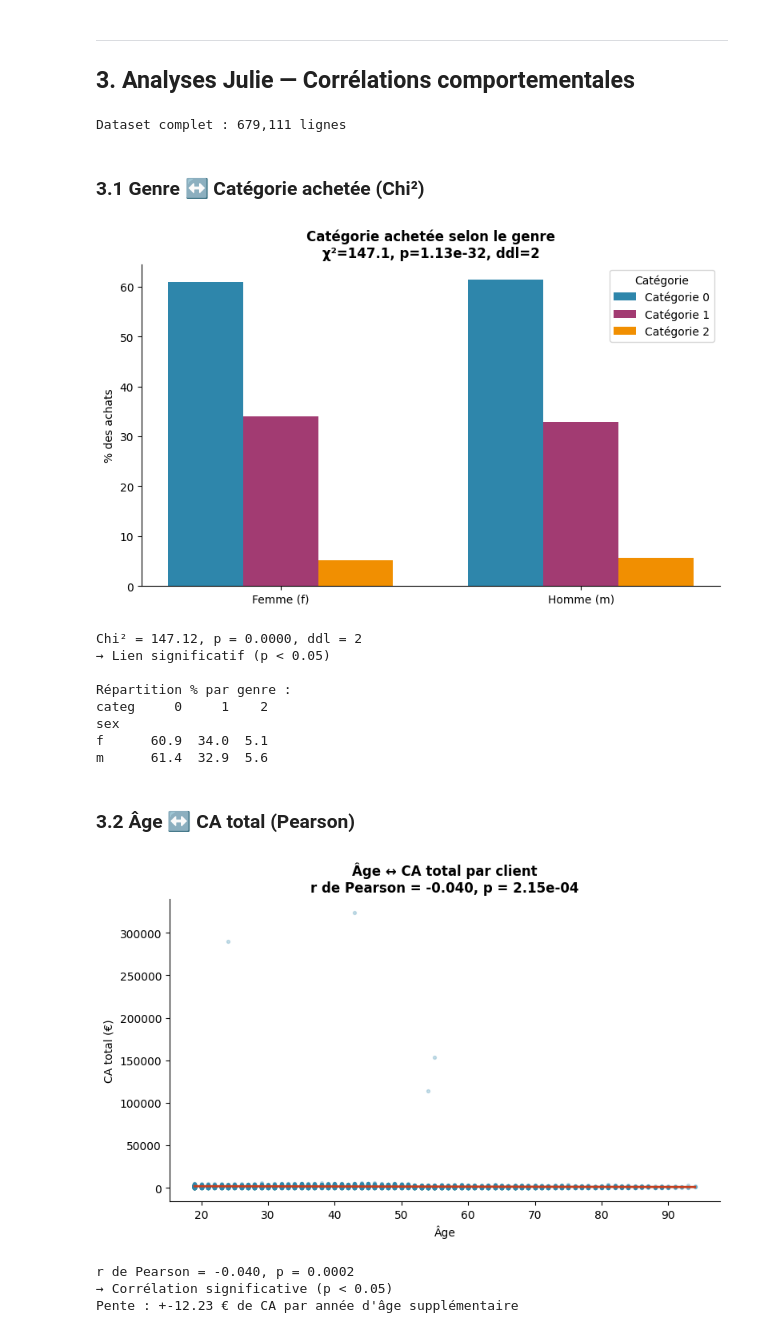
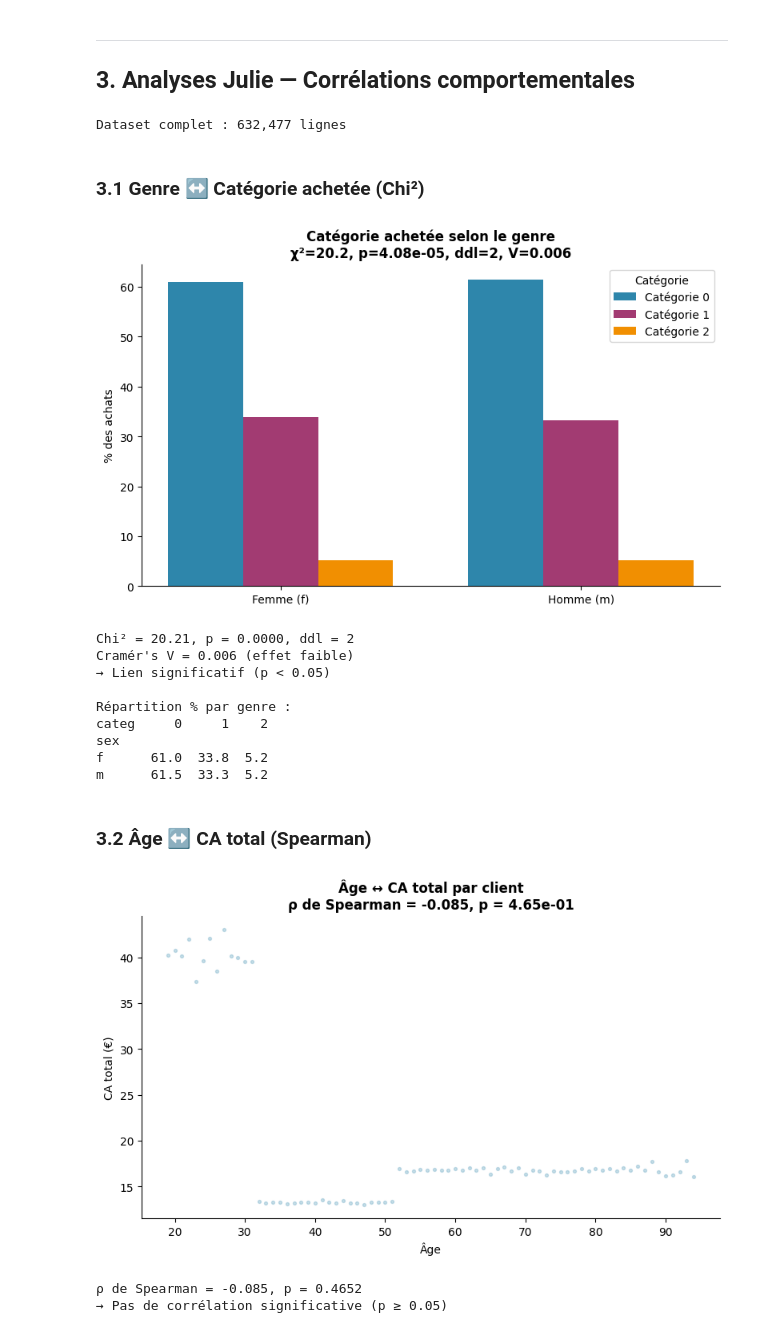
Before and after one commit to Elicesjo/PROJET-7-, a Jupyter notebook: projet9_lapage.ipynb, the cells around one changed output. Saved outputs shown, nothing was run; the diff lists cells and outputs as text; code cells hidden in the pictures.

```diff
--- a/projet9_lapage.ipynb
+++ b/projet9_lapage.ipynb
@@ -532,3 +573,9 @@ print(f"Les 20% des clients les plus dépensiers représentent {1 - p20:.1%} du
 [figure]
 Indice de Gini : 0.446
 Les 20% des clients les plus dépensiers représentent 48.4% du CA
+# %%
+df = df[~df["client_id"].isin(btob_ids)].copy()
+tx = tx[~tx["client_id"].isin(btob_ids)].copy()
+print(f"Clients BtoB exclus de toutes les analyses suivantes : {len(btob_ids)}")
+print(f"df après exclusion : {len(df):,} transactions, {df['client_id'].nunique():,} clients")
+print(f"tx après exclusion : {len(tx):,} transactions")
@@ -541,13 +592,15 @@ df_full["categ"] = df_full["categ"].astype(str)
 df_full["age"] = 2023 - df_full["birth"]
 print(f"Dataset complet : {len(df_full):,} lignes")
 # %% [output]
-Dataset complet : 679,111 lignes
+Dataset complet : 632,477 lignes
 # %% [markdown]
 ### 3.1 Genre ↔ Catégorie achetée (Chi²)
 # %%
 genre_categ = df_full.groupby(["sex", "categ"]).size().unstack("categ", fill_value=0)
 genre_categ_pct = genre_categ.div(genre_categ.sum(axis=1), axis=0) * 100
 chi2_val, p_val, dof, _ = stats.chi2_contingency(genre_categ)
+n = genre_categ.values.sum()
+cramers_v = np.sqrt(chi2_val / (n * (min(genre_categ.shape) - 1)))
 
 fig, ax = plt.subplots(figsize=(8, 5))
 x_pos = np.arange(len(genre_categ_pct.index))
@@ -557,7 +610,7 @@ for i, col in enumerate(genre_categ_pct.columns):
 ax.set_xticks(x_pos + width)
 ax.set_xticklabels(["Femme (f)", "Homme (m)"])
 ax.set_title(
-    f"Catégorie achetée selon le genre\nχ²={chi2_val:.1f}, p={p_val:.2e}, ddl={dof}",
+    f"Catégorie achetée selon le genre\nχ²={chi2_val:.1f}, p={p_val:.2e}, ddl={dof}, V={cramers_v:.3f}",
     fontsize=12, fontweight="bold",
 )
 ax.set_ylabel("% des achats")
@@ -569,49 +622,45 @@ plt.savefig(FIG_DIR / "10_genre_categorie.png")
 plt.show()
 
 print(f"Chi² = {chi2_val:.2f}, p = {p_val:.4f}, ddl = {dof}")
+print(f"Cramér's V = {cramers_v:.3f} (effet {'faible' if cramers_v < 0.1 else 'modéré' if cramers_v < 0.3 else 'fort'})")
 print("→", "Lien significatif (p < 0.05)" if p_val < 0.05 else "Pas de lien significatif (p ≥ 0.05)")
 print("\nRépartition % par genre :")
 print(genre_categ_pct.round(1).to_string())
 # %% [output]
-[figure, old version]
+[figure, new version]
-Chi² = 147.12, p = 0.0000, ddl = 2
+Chi² = 20.21, p = 0.0000, ddl = 2
+Cramér's V = 0.006 (effet faible)
 → Lien significatif (p < 0.05)
 
 Répartition % par genre :
 categ     0     1    2
 sex
-f      60.9  34.0  5.1
-m      61.4  32.9  5.6
+f      61.0  33.8  5.2
+m      61.5  33.3  5.2
 # %% [markdown]
-### 3.2 Âge ↔ CA total (Pearson)
+### 3.2 Âge ↔ CA total (Spearman)
 # %%
-client_stats = df_full.groupby("client_id").agg(
-    ca_total=("price", "sum"),
-    age=("age", "first")
+client_stats = df_full.groupby("age").agg(
+    ca_total=("price", "mean"),
 ).reset_index()
 
-r, p_val = stats.pearsonr(client_stats["age"], client_stats["ca_total"])
-m, b = np.polyfit(client_stats["age"], client_stats["ca_total"], 1)
-x_line = np.array([client_stats["age"].min(), client_stats["age"].max()])
+rho, p_val = stats.spearmanr(client_stats["age"], client_stats["ca_total"])
 
 fig, ax = plt.subplots(figsize=(8, 5))
 ax.scatter(client_stats["age"], client_stats["ca_total"], alpha=0.25, s=8, color="#2E86AB")
-ax.plot(x_line, m * x_line + b, color="#C73E1D", linewidth=2)
-ax.set_title(f"Âge ↔ CA total par client\nr de Pearson = {r:.3f}, p = {p_val:.2e}", fontsize=12, fontweight="bold")
+ax.set_title(f"Âge ↔ CA total par client\nρ de Spearman = {rho:.3f}, p = {p_val:.2e}", fontsize=12, fontweight="bold")
 ax.set_xlabel("Âge")
 ax.set_ylabel("CA total (€)")
 ax.spines["top"].set_visible(False)
 ax.spines["right"].set_visible(False)
 plt.tight_layout()
 plt.savefig(FIG_DIR / "11_age_ca_total.png")
 plt.show()
 
-print(f"r de Pearson = {r:.3f}, p = {p_val:.4f}")
+print(f"ρ de Spearman = {rho:.3f}, p = {p_val:.4f}")
 print("→", "Corrélation significative (p < 0.05)" if p_val < 0.05 else "Pas de corrélation significative (p ≥ 0.05)")
-print(f"Pente : +{m:.2f} € de CA par année d'âge supplémentaire")
 # %% [output]
-[figure, old version]
+[figure, new version]
-r de Pearson = -0.040, p = 0.0002
-→ Corrélation significative (p < 0.05)
-Pente : +-12.23 € de CA par année d'âge supplémentaire
+ρ de Spearman = -0.085, p = 0.4652
+→ Pas de corrélation significative (p ≥ 0.05)
 # %% [markdown]
```
Also changed, not shown: parts of 24 cells of this notebook, 49 other files.
